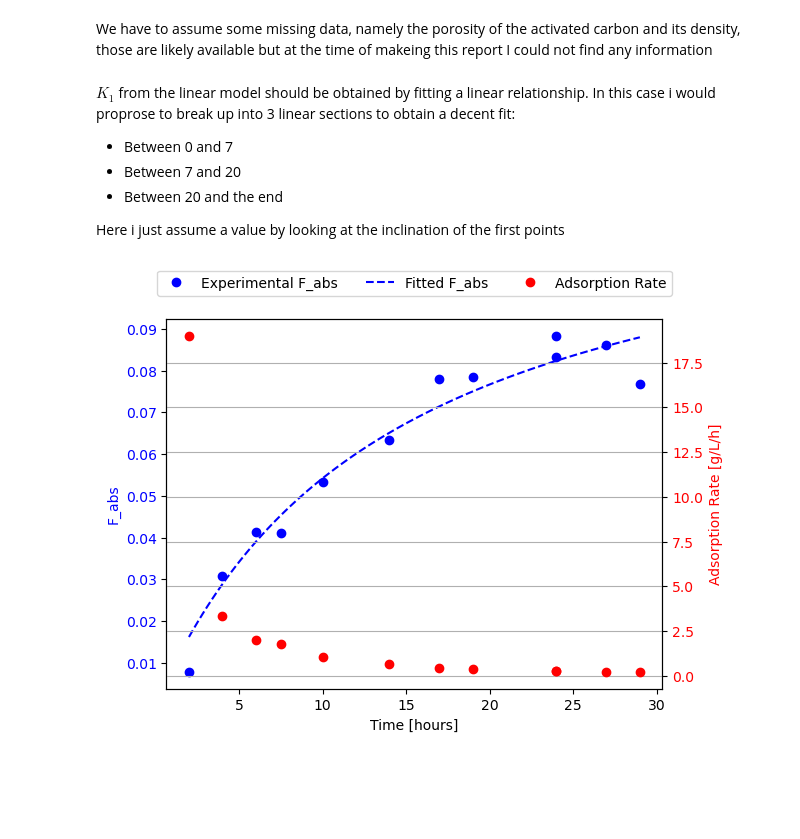
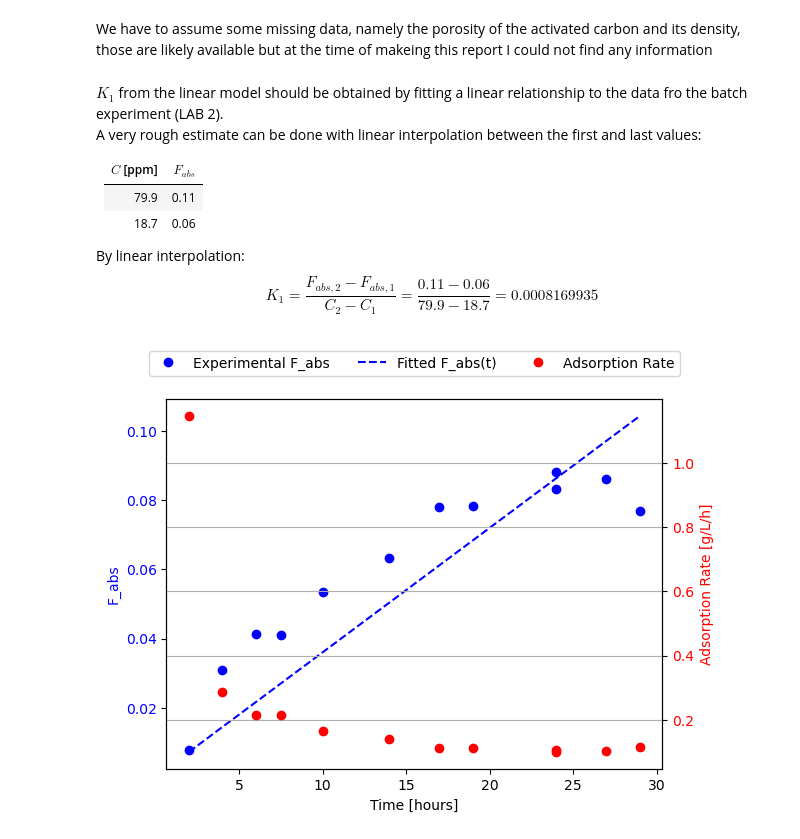
Before and after one commit to simo-pagliu/Magistrale, a Jupyter notebook: Transport of Radioactive Contaminants/LAB3 - Kinetics.ipynb, the cells around one changed output. Cells and saved outputs as stored; diff of their text form; code cells hidden in the pictures; blank space fills up the shorter version.

```diff
--- a/Transport of Radioactive Contaminants/LAB3 - Kinetics.ipynb
+++ b/Transport of Radioactive Contaminants/LAB3 - Kinetics.ipynb
@@ -119,15 +119,18 @@ plt.plot(time, F_abs, 'bo', label='Valid data')
 from scipy.optimize import curve_fit
 
 # --- Fit to power law ---
-def asymptotic_curve(x, a, b):
-    return (a * x) / (1 + b*x)
+# def fit_curve(x, a, b):
+#     return (a * x) / (1 + b*x)
+# --- Fit to linear law ---
+def fit_curve(x, a, b):
+    return a*x + 0
 
 # Perform the fit
-params, covariance = curve_fit(asymptotic_curve, time , F_abs)
+params, covariance = curve_fit(fit_curve, time , F_abs)
 a, b = params
 
 # Predict fitted values
-F_abs_pred = asymptotic_curve(F_abs , a, b)
+F_abs_pred = fit_curve(F_abs , a, b)
 
 # Compute R² manually
 ss_res = np.sum((F_abs   - F_abs_pred) ** 2)
@@ -136,16 +139,21 @@ r_squared = 1 - (ss_res / ss_tot)
 
 # Generate fitted curve
 x_fit = np.linspace(min(time), max(time), 100)
-y_fit = asymptotic_curve(x_fit, a, b)
+y_fit = fit_curve(x_fit, a, b)
 
 # Plot the fitted curve
 plt.plot(x_fit, y_fit, 'b--', label='Fitted curve')
 
 # Annotate equation and R² on the plot
+# eq_text = (
+#     rf"$F_{{abs}} = \frac{{{a:.4g} \cdot x}}{{1 + {b:.4f} \cdot x}}$"
+#     f"\n$R^2 = {r_squared:.4f}$"
+# )
 eq_text = (
-    rf"$F_{{abs}} = \frac{{{a:.4g} \cdot x}}{{1 + {b:.4f} \cdot x}}$"
+    rf"$F_{{abs}} = {a:.4g} \cdot x + {b:.4f}$"
     f"\n$R^2 = {r_squared:.4f}$"
 )
+
 plt.text(0.05, 0.95, eq_text, transform=plt.gca().transAxes,
          fontsize=12, verticalalignment='top')
 
@@ -192,21 +200,27 @@ $$
 # %% [markdown]
 We have to assume some missing data, namely the porosity of the activated carbon and its density, those are likely available but at the time of makeing this report I could not find any information
 # %% [markdown]
-$K_1$ from the linear model should be obtained by fitting a linear relationship. In this case i would proprose to break up into 3 linear sections to obtain a decent fit:
-- Between 0 and 7
-- Between 7 and 20
-- Between 20 and the end
+$K_1$ from the linear model should be obtained by fitting a linear relationship to the data fro the batch experiment (LAB 2).
+A very rough estimate can be done with linear interpolation between the first and last values:
 
-Here i just assume a value by looking at the inclination of the first points
+| $C$ [ppm] | $F_{abs}$ |
+|:---------:|:---------:|
+| 79.9      | 0.11      |
+| 18.7      | 0.06      |
+
+By linear interpolation:
+$$
+K_1 = \frac{F_{abs,2} - F_{abs,1}}{C_2 - C_1} = \frac{0.11 - 0.06}{79.9 - 18.7} = 0.0008169935
+$$
 # %%
 density = 1500 # g/L
 porosity = 0.5 # -
-K1 = 0.006
+K1 = 0.0008169935 #a
 # %%
 # get the derivative of the fitted curve
 from scipy.misc import derivative
 def fitted_derivative(x):
-    return derivative(lambda x: asymptotic_curve(x, a, b), x, dx=1e-6)
+    return derivative(lambda x: fit_curve(x, a, b), x, dx=1e-6)
 
 # Evaluate the adsorption rate for each measurement
 ads_rates = []
@@ -217,26 +231,26 @@ for i, c in enumerate(residual_concentration/1000):
 # %%
 # Plot the adsorption rates
 fig, ax1 = plt.subplots()
 
 # Plot F_abs and fitted curve on left y-axis
 ax1.plot(time, F_abs, 'bo', label='Experimental F_abs')
-ax1.plot(x_fit, y_fit, 'b--', label='Fitted F_abs')
+ax1.plot(x_fit, y_fit, 'b--', label='Fitted F_abs(t)')
 ax1.set_xlabel("Time [hours]")
 ax1.set_ylabel("F_abs", color='b')
 ax1.tick_params(axis='y', labelcolor='b')
 
 # Create a second y-axis for adsorption rate
 ax2 = ax1.twinx()
 ax2.plot(time, ads_rates, 'ro', label='Adsorption Rate')
 ax2.set_ylabel("Adsorption Rate [g/L/h]", color='r')
 ax2.tick_params(axis='y', labelcolor='r')
 
 # Legends
 lines_1, labels_1 = ax1.get_legend_handles_labels()
 lines_2, labels_2 = ax2.get_legend_handles_labels()
 ax1.legend(lines_1 + lines_2, labels_1 + labels_2, loc='upper center', bbox_to_anchor=(0.5, 1.15), ncol=3)
 
 plt.grid(True)
 plt.show()
 # %% [output]
-[figure, old version]
+[figure, new version]
```
Also changed, not shown: parts of 1 cell of this notebook, 4 other files.
